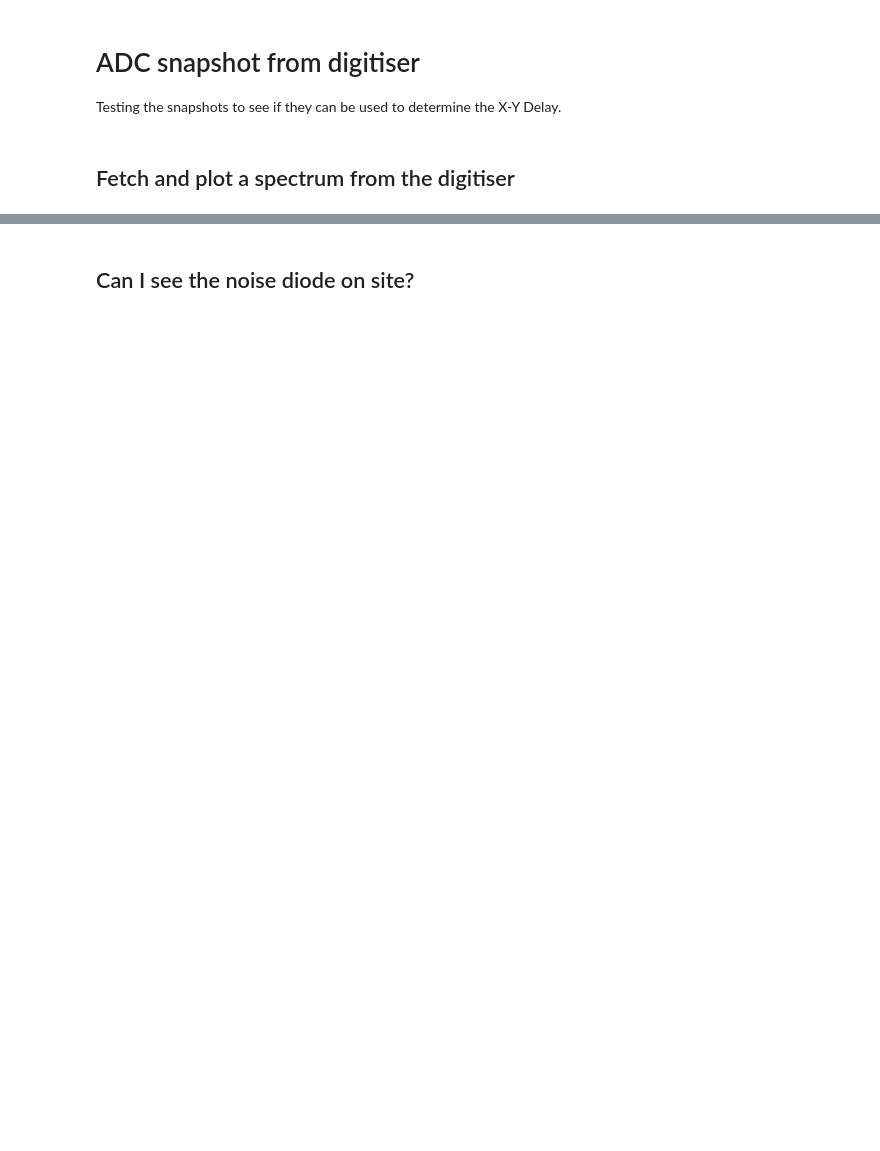
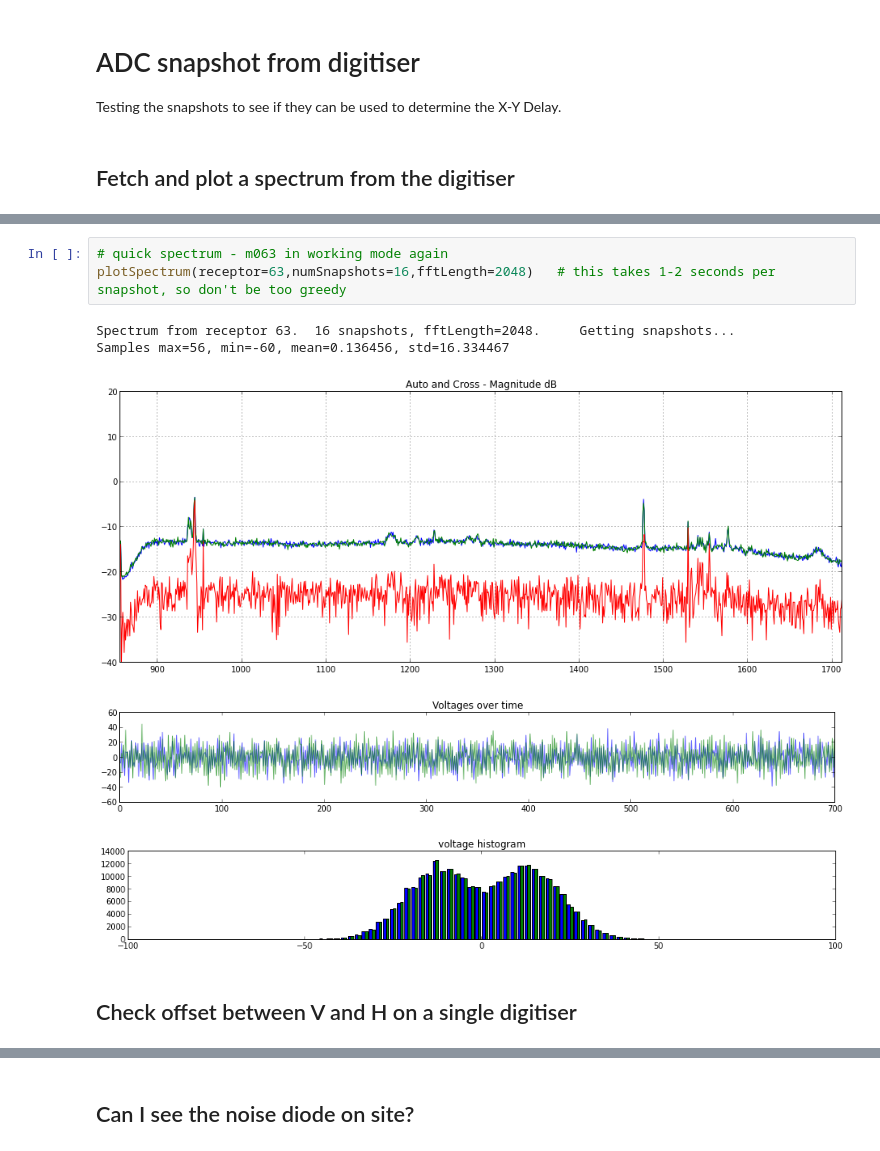
Before and after one commit to thomasska/ipython-notebooks, a Jupyter notebook: ADC-snap-shot sample offset tests.ipynb, the cells around one changed output, grey strips where cells are left out. Drawn from its saved outputs; the diff is of its cells as text; blank space fills up the shorter version.

```diff
--- a/ADC-snap-shot sample offset tests.ipynb
+++ b/ADC-snap-shot sample offset tests.ipynb
@@ -25,0 +18,12 @@ Average power 1300-1440 MHz, cross-correlation:  -9.121261 dB,  autocorrelation
+# %%
+# quick spectrum - m063 in working mode again
+plotSpectrum(receptor=63,numSnapshots=16,fftLength=2048)   # this takes 1-2 seconds per snapshot, so don't be too greedy
+# %% [output]
+Spectrum from receptor 63.  16 snapshots, fftLength=2048.     Getting snapshots...
+Samples max=56, min=-60, mean=0.136456, std=16.334467
+[figure, added]
+[figure, added]
+[figure, added]
+# %% [markdown]
+Check offset between V and H on a single digitiser
+-----------------
```
Also changed, not shown: parts of 17 cells of this notebook, 6 other files.
